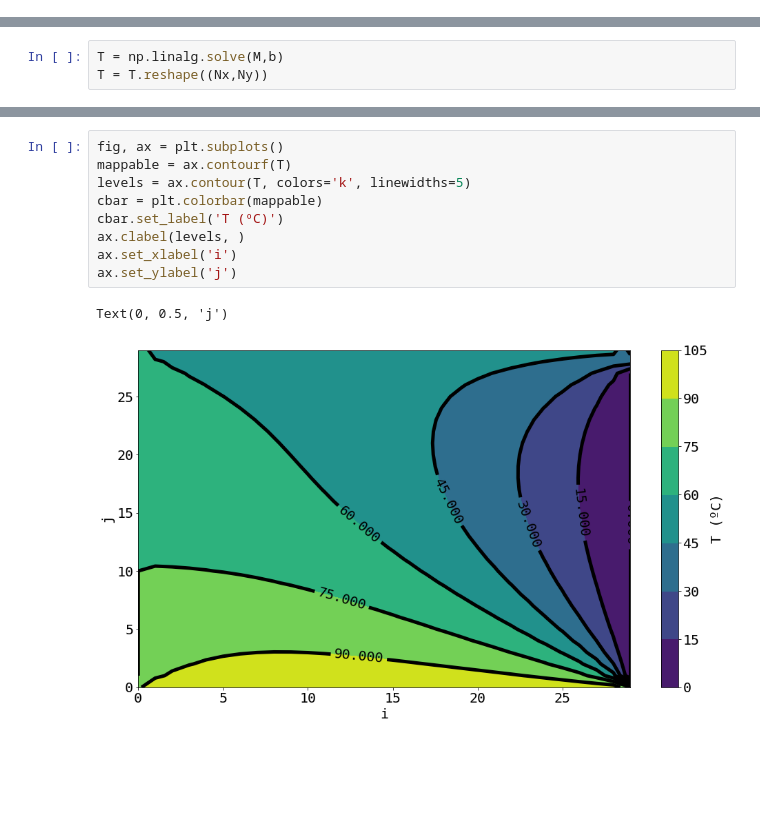
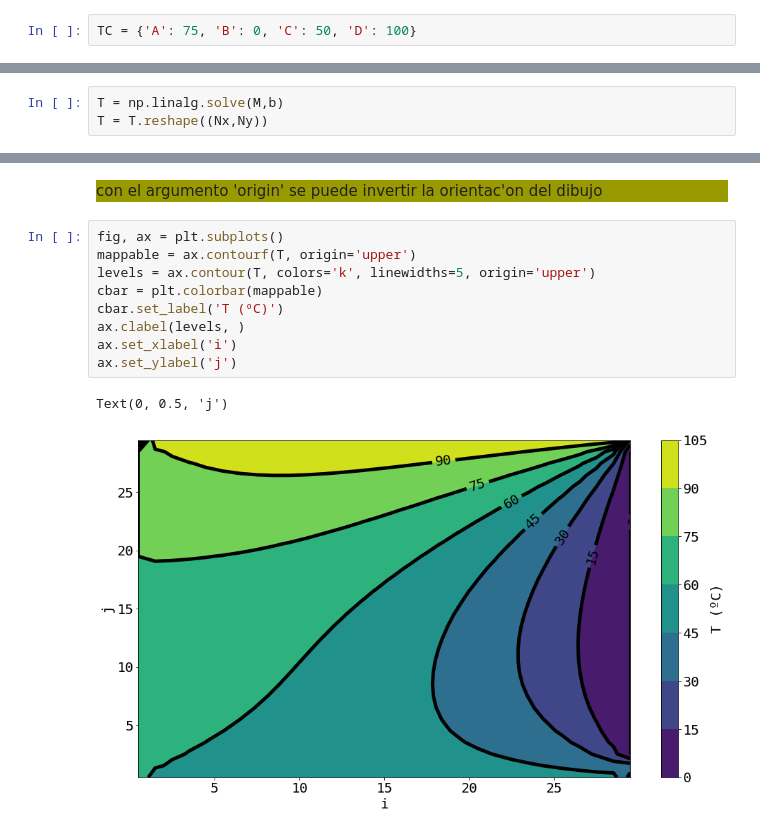
Before and after one commit to abonellitoro/2022_Ingenieria, a Jupyter notebook: Consultas/Augusto/guia 1/ejercicio1.ipynb, the cells around one changed output, grey strips where cells are left out. Drawn from its saved outputs; the diff is of its cells as text; blank space fills up the shorter version.

```diff
--- a/Consultas/Augusto/guia 1/ejercicio1.ipynb
+++ b/Consultas/Augusto/guia 1/ejercicio1.ipynb
@@ -10,3 +12,5 @@ plt.rc('lines', lw=2)
+# %%
+TC = {'A': 75, 'B': 0, 'C': 50, 'D': 100}
 # %%
 Nx = 30
 Ny = 30
@@ -81,12 +83,14 @@ plt.imshow(T)
+# %% [markdown]
+<div style="background:#999900">con el argumento 'origin' se puede invertir la orientac'on del dibujo</div>
 # %%
 fig, ax = plt.subplots()
-mappable = ax.contourf(T)
-levels = ax.contour(T, colors='k', linewidths=5)
+mappable = ax.contourf(T, origin='upper')
+levels = ax.contour(T, colors='k', linewidths=5, origin='upper')
 cbar = plt.colorbar(mappable)
 cbar.set_label('T (ºC)')
 ax.clabel(levels, )
 ax.set_xlabel('i')
 ax.set_ylabel('j')
 # %% [output]
 Text(0, 0.5, 'j')
-[figure, old version]
+[figure, new version]
```
Also changed, not shown: parts of 4 cells of this notebook.
